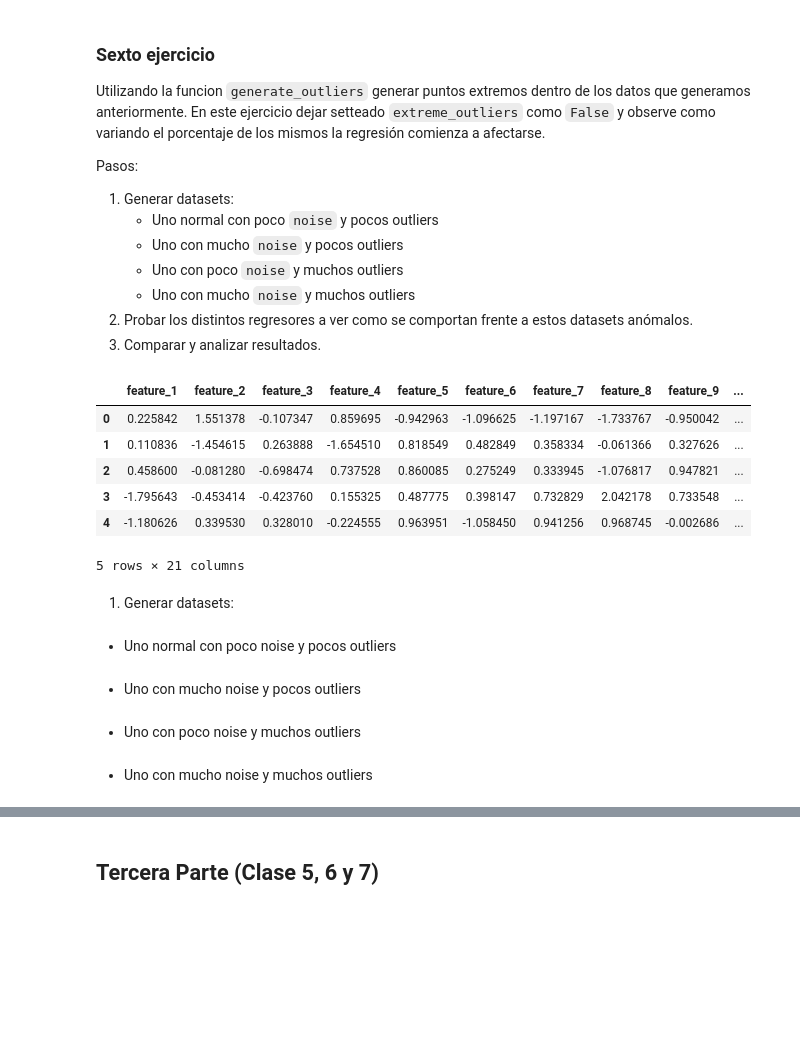
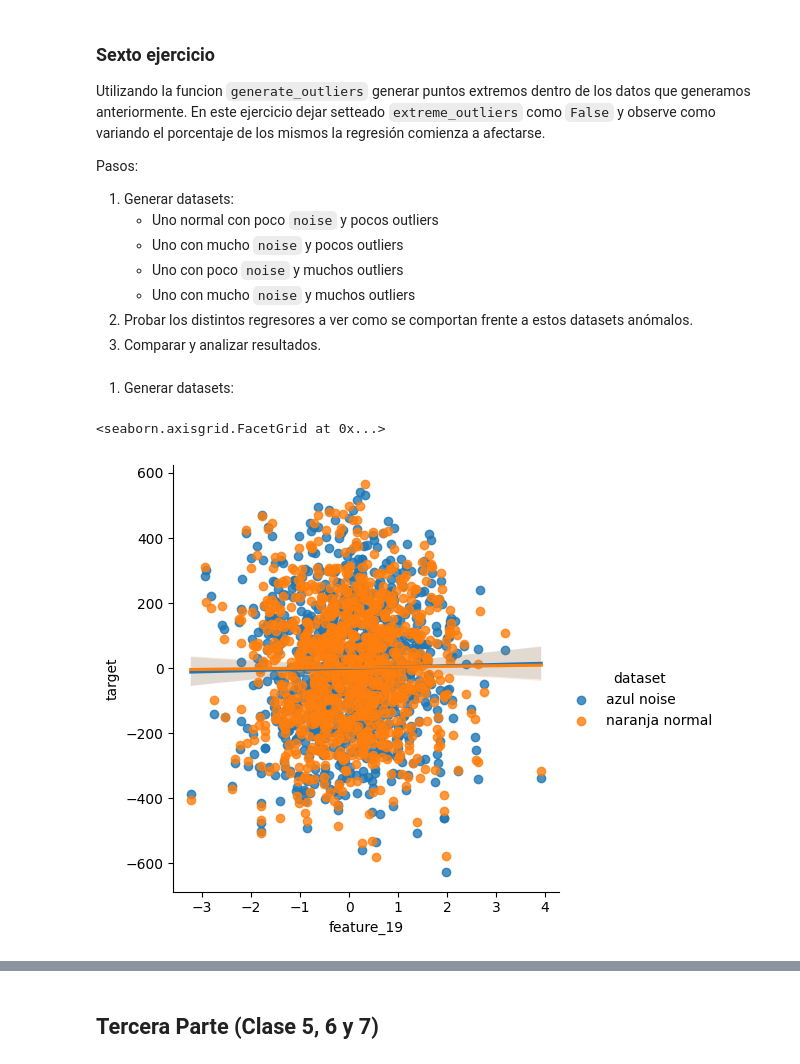
Before and after one commit to FIUBA-Posgrado-Inteligencia-Artificial/intro_ia, a Jupyter notebook: tp_integrador_enunciado/tp_integrador.ipynb, the cells around one changed output, grey strips where cells are left out. Cells and saved outputs as stored; diff of their text form; code cells hidden in the pictures; blank space fills up the shorter version.

```diff
--- a/tp_integrador_enunciado/tp_integrador.ipynb
+++ b/tp_integrador_enunciado/tp_integrador.ipynb
@@ -536,49 +541,37 @@ Pasos:
     - Uno con mucho `noise` y muchos outliers
 2. Probar los distintos regresores a ver como se comportan frente a estos datasets anómalos.
 3. Comparar y analizar resultados.
+# %% [markdown]
+1.  Generar datasets:
 # %%
 from sklearn.datasets import make_regression
 # %%
 # Creamos un dataset de prueba
 # Utilicen mas `n_features` > 1 y n_informative mas o menos la mitad de n_features
 X, y = make_regression(n_samples = 1000,
                        n_features = 20,
-                       noise = 100,
+                       noise = 50,
                        n_informative = 10,
                        random_state = 42)
+dataset_noise = np.append(X,y.reshape(-1,1), axis = 1)
+X, y = make_regression(n_samples = 1000,
+                       n_features = 20,
+                       noise = 1,
+                       n_informative = 10,
+                       random_state = 42)
+dataset_sin_noise = np.append(X,y.reshape(-1,1), axis = 1)
 
-new_data = np.append(X,y.reshape(-1,1),axis=1)
+noise  = pd.DataFrame(dataset_noise)
+sin_noise = pd.DataFrame(dataset_sin_noise)
 
-df = pd.DataFrame(new_data)
+noise = col_name(noise)
+sin_noise = col_name(sin_noise)
 
-new_col = []
-i = 0
-for col in df.columns:
-    if i ==  len(df.columns) - 1:
-        new_col.append("target")
-    else :
-        new_col.append("feature_" + str(i+1))
-
-    i += 1
-
-df.columns = new_col
-
-df.head()
+sns.lmplot(data = pd.concat([noise.assign(dataset = 'azul noise'),
+                                 sin_noise.assign(dataset = 'naranja normal')]),
+                                 x = 'feature_19',
+                                 y = 'target',
+                                 hue = 'dataset')
 # %% [output]
-|  | feature_1 | feature_2 | feature_3 | feature_4 | feature_5 | feature_6 | feature_7 | feature_8 | feature_9 | ... |
-| 0 | 0.225842 | 1.551378 | -0.107347 | 0.859695 | -0.942963 | -1.096625 | -1.197167 | -1.733767 | -0.950042 | ... |
-| 1 | 0.110836 | -1.454615 | 0.263888 | -1.654510 | 0.818549 | 0.482849 | 0.358334 | -0.061366 | 0.327626 | ... |
-| 2 | 0.458600 | -0.081280 | -0.698474 | 0.737528 | 0.860085 | 0.275249 | 0.333945 | -1.076817 | 0.947821 | ... |
-| 3 | -1.795643 | -0.453414 | -0.423760 | 0.155325 | 0.487775 | 0.398147 | 0.732829 | 2.042178 | 0.733548 | ... |
-| 4 | -1.180626 | 0.339530 | 0.328010 | -0.224555 | 0.963951 | -1.058450 | 0.941256 | 0.968745 | -0.002686 | ... |
-5 rows × 21 columns
+<seaborn.axisgrid.FacetGrid at 0x...>
+[figure, added]
-# %% [markdown]
-1.  Generar datasets:
-# %% [markdown]
-* Uno normal con poco noise y pocos outliers
-# %% [markdown]
-* Uno con mucho noise y pocos outliers
-# %% [markdown]
-* Uno con poco noise y muchos outliers
-# %% [markdown]
-* Uno con mucho noise y muchos outliers
```
Also changed, not shown: parts of 8 cells of this notebook.
